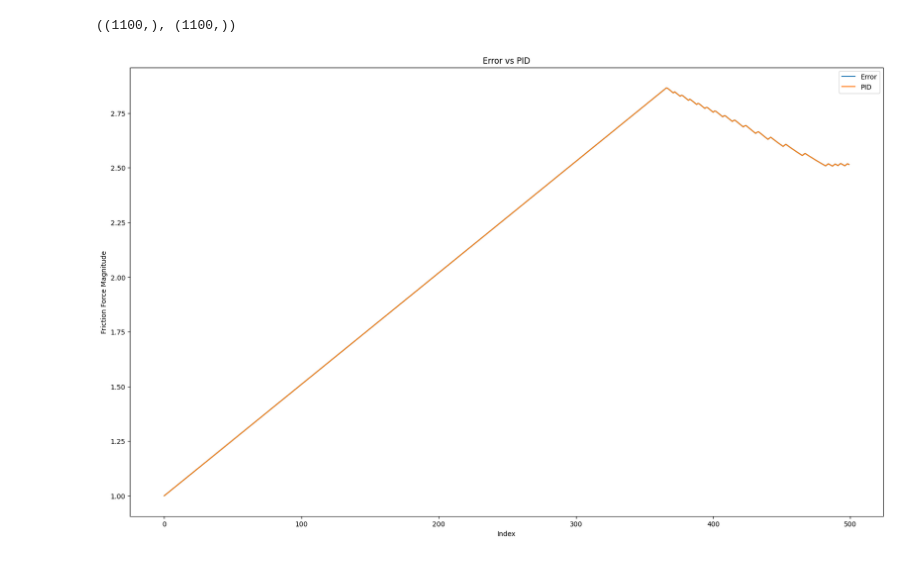
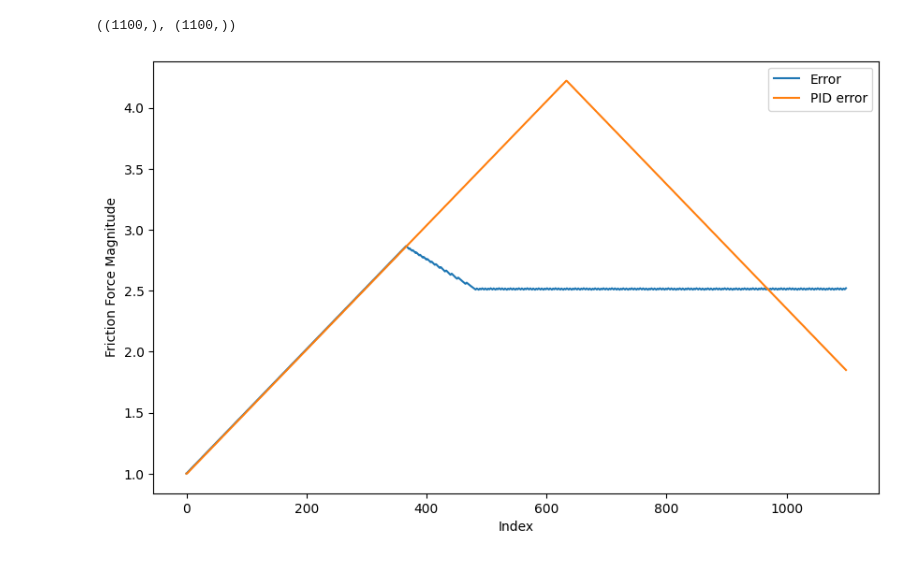
Before and after one commit to harshit-sandilya/RailGuard, a Jupyter notebook: results/analysis_friction.ipynb, the cells around one changed output. Saved outputs shown, nothing was run; the diff lists cells and outputs as text; code cells hidden in the pictures.

```diff
--- a/results/analysis_friction.ipynb
+++ b/results/analysis_friction.ipynb
@@ -16,25 +16,24 @@ error.head()
 | 4 | 5 | 1001000.0 |
 # %%
 error = np.array(error['FrictionForceMagnitude'])
-pid = np.array(pid['FrictionForceMagnitude'])
+pid = np.array(pid['Friction'])
 # %%
 error.shape, pid.shape
 # %% [output]
 ((1100,), (1100,))
 # %%
-error = error[0:500]
-pid = pid[0:500]
+# error = error[0:500]
+# pid = pid[0:500]
 # %%
 error = error/np.min(error)
 pid = pid/np.min(pid)
 # %%
-plt.figure(figsize=(20, 12))
+plt.figure(figsize=(10, 6))
 plt.plot(error, label='Error')
-plt.plot(pid, label='PID')
+plt.plot(pid, label='PID error')
 plt.xlabel('Index')
 plt.ylabel('Friction Force Magnitude')
-plt.title('Error vs PID')
 plt.legend()
 plt.show()
 # %% [output]
-[figure, old version]
+[figure, new version]
```
Also changed, not shown: 8 other files.
